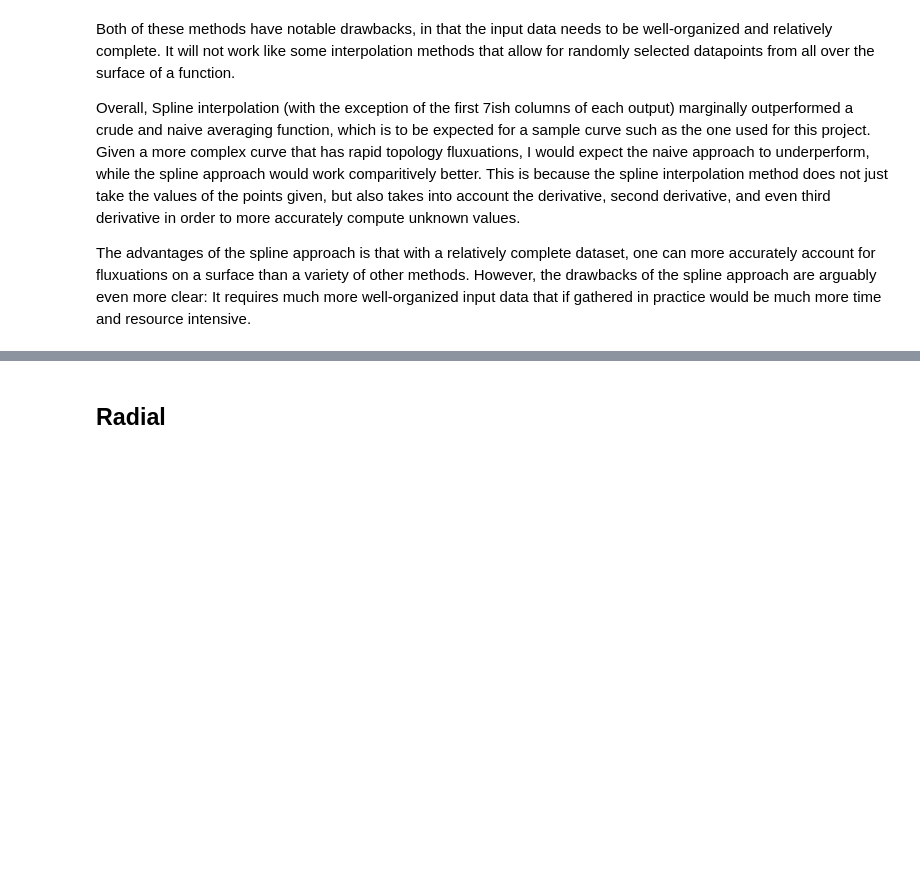
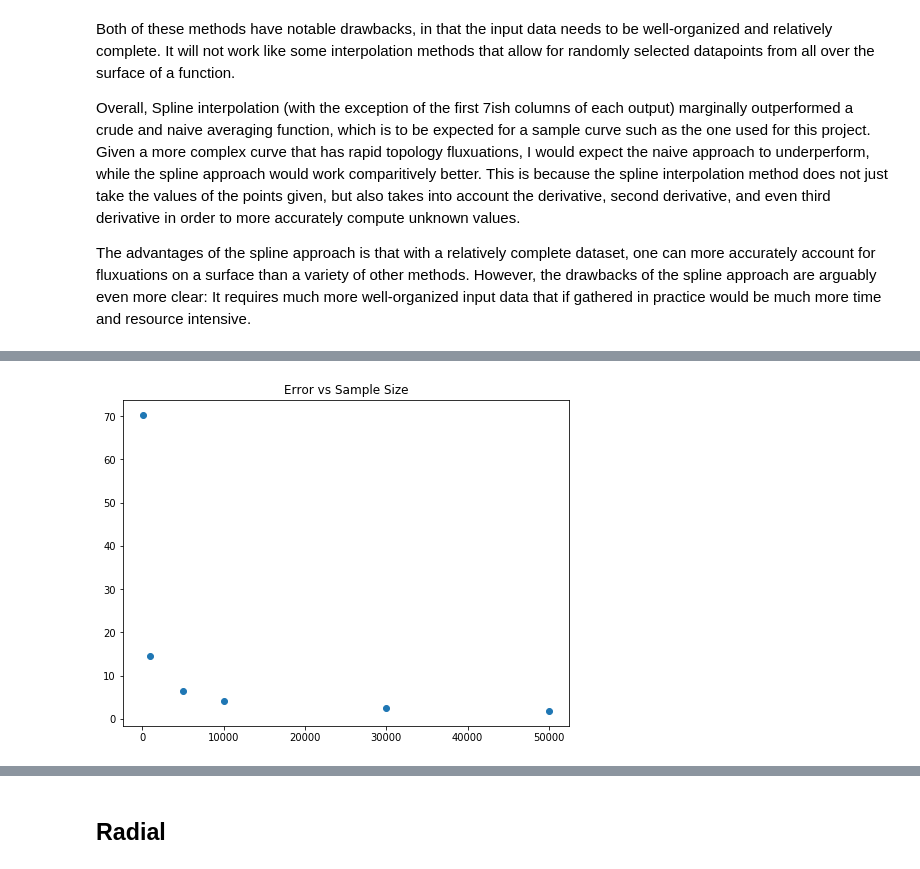
Before and after one commit to nlumiere/Interpolation-Techniques, a Jupyter notebook: Presentation.ipynb, the cells around one changed output, grey strips where cells are left out. Cells and saved outputs as stored; diff of their text form; code cells hidden in the pictures; blank space fills up the shorter version.

```diff
--- a/Presentation.ipynb
+++ b/Presentation.ipynb
@@ -127,0 +199,14 @@ However, the drawbacks of the spline approach are arguably even more clear: It r
+# %%
+x = np.linspace(-3, 3, 50000)
+y = np.linspace(-3, 3, 50000)
+sample_sizes = [100, 1000, 5000, 10000, 30000, 50000]
+errors = []
+for size in sample_sizes:
+    Z_predict = run_IDW(size)
+    errors.append(calculate_err(Z_predict))
+plt.figure(figsize=(8,6))
+plt.scatter(sample_sizes, errors)
+plt.title('Error vs Sample Size')
+plt.show()
+# %% [output]
+[figure, added]
```
Also changed, not shown: parts of 6 cells of this notebook.
